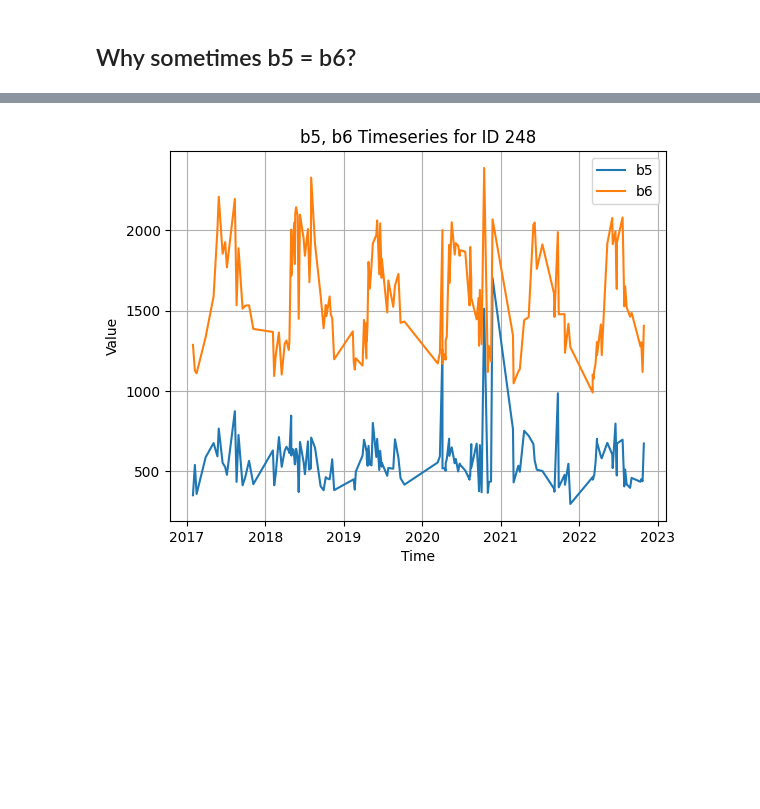
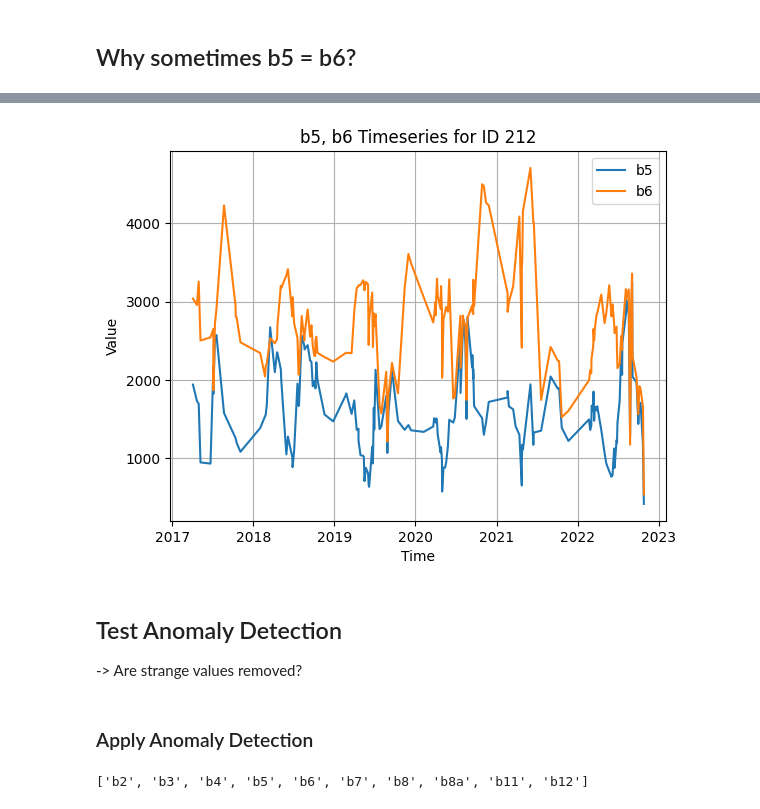
Before and after one commit to RafaelRiesle/tree_classification, a Jupyter notebook: notebooks/evelin/analysis_spectral_bands.ipynb, the cells around one changed output, grey strips where cells are left out. Drawn from its saved outputs; the diff is of its cells as text; code cells hidden in the pictures; blank space fills up the shorter version.

```diff
--- a/notebooks/evelin/analysis_spectral_bands.ipynb
+++ b/notebooks/evelin/analysis_spectral_bands.ipynb
@@ -71,17 +94,21 @@ df[ (df["mcari"] == np.inf)] # b4 = 0 does not make sense, maybe anomaly?
 # %%
-index1 = "b5"
-index2 = "b6"
-id = 248
+def timeplot_twocols_oneid(df, col1, col2, id):
+    df_sub = df[df["id"] == id]
 
-df_sub = df[df["id"] == id]
-
-plt.plot(df_sub["time"], df_sub[index1], label=index1)
-plt.plot(df_sub["time"], df_sub[index2], label=index2)
-plt.title(f"{index1}, {index2} Timeseries for ID {id}")
-plt.xlabel("Time")
-plt.ylabel("Value")
-plt.legend()
-plt.grid(True)
-plt.show()
+    plt.plot(df_sub["time"], df_sub[col1], label=col1)
+    plt.plot(df_sub["time"], df_sub[col2], label=col2)
+    plt.title(f"{col1}, {col2} Timeseries for ID {id}")
+    plt.xlabel("Time")
+    plt.ylabel("Value")
+    plt.legend()
+    plt.grid(True)
+    plt.show()
-# %% [output]
-[figure, removed]
+# %%
+timeplot_twocols_oneid(df, "b5", "b6", 212)
+# %% [output]
+[figure, added]
+# %% [markdown]
+## Test Anomaly Detection
+-> Are strange values removed?
+# %% [markdown]
+### Apply Anomaly Detection
@@ -87,0 +126,4 @@ plt.show()
+# %%
+spectral_bands
+# %% [output]
+['b2', 'b3', 'b4', 'b5', 'b6', 'b7', 'b8', 'b8a', 'b11', 'b12']
```
Also changed, not shown: parts of 22 cells of this notebook, 1 other file.
